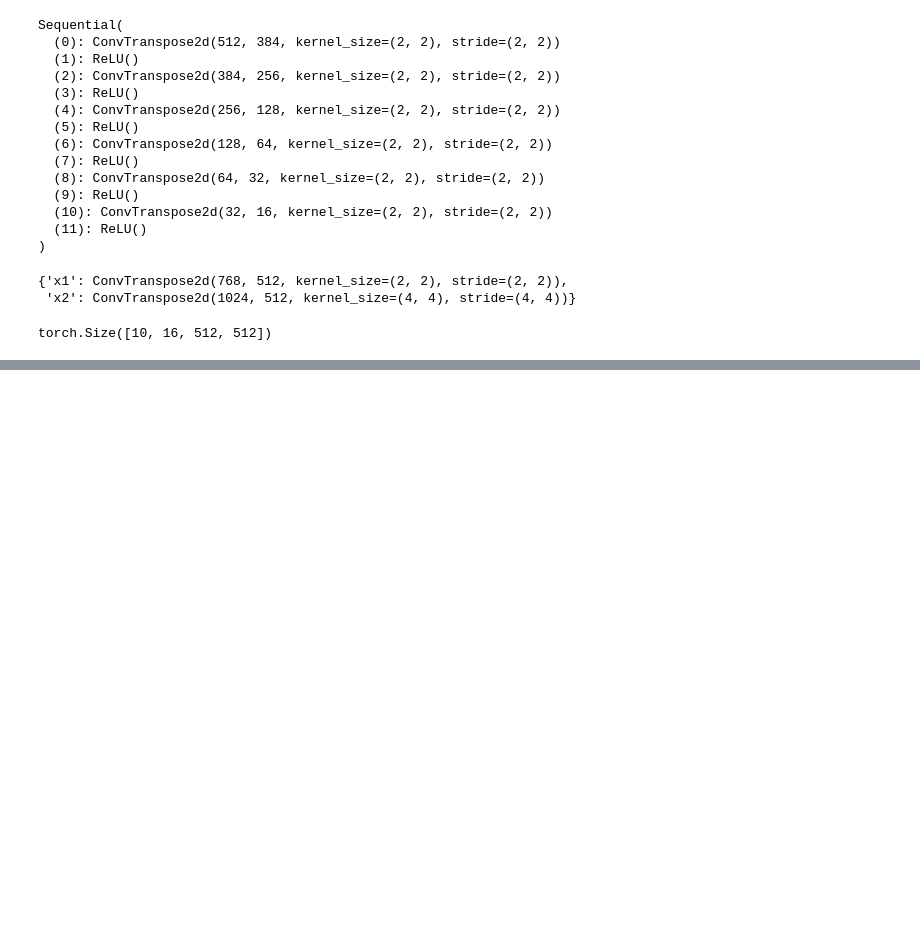
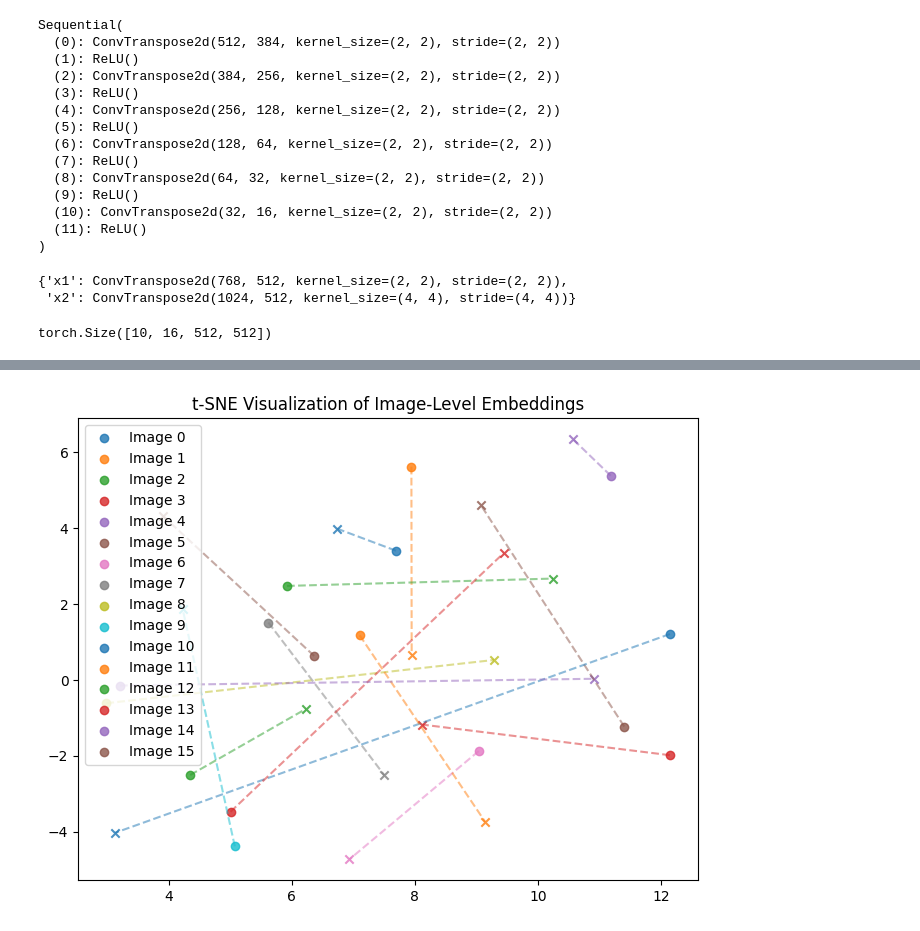
Before and after one commit to sccthomas/ECM3401_Individual_Project, a Jupyter notebook: sandbox.ipynb, the cells around one changed output, grey strips where cells are left out. Saved outputs shown, nothing was run; the diff lists cells and outputs as text; code cells hidden in the pictures; blank space fills up the shorter version.

```diff
--- a/sandbox.ipynb
+++ b/sandbox.ipynb
@@ -379,0 +502,63 @@ torch.Size([10, 16, 512, 512])
+# %%
+import torch
+from sklearn.manifold import TSNE
+
+
+def visualize_tsne(x1, x2, title="t-SNE Visualization of Image-Level Embeddings"):
+    """
+    Visualizes image-level embeddings using t-SNE, where each image is represented as a single point.
+
+    :param x1: Patch embeddings for first augmented view, shape [B, P, E]
+    :param x2: Patch embeddings for second augmented view, shape [B, P, E]
+    :param title: Title of the plot.
+    """
+    B, P, E = x1.shape  # Batch, Patches, Embedding Dim
+
+    # Compute mean patch embedding per image [B, E]
+    x1_avg = x1.mean(dim=1).cpu().numpy()  # Averaging over patches
+    x2_avg = x2.mean(dim=1).cpu().numpy()
+
+    # Combine embeddings for t-SNE visualization [2B, E]
+    embeddings = np.concatenate([x1_avg, x2_avg], axis=0)
+
+    # Create labels: Each image gets a unique label
+    labels = np.concatenate([np.arange(B), np.arange(B)])  # Shape: [2B]
+
+    # Apply t-SNE
+    tsne = TSNE(n_components=2, perplexity=10, random_state=42)
+    embeddings_2d = tsne.fit_transform(embeddings)
+
+    # Define a distinct color for each image
+    cmap = plt.get_cmap("tab10")  # "tab10" has 10 distinct colors
+    colors = [cmap(i % 10) for i in range(B)]  # Assign each image a unique color
+
+    # Plot
+    plt.figure(figsize=(8, 6))
+
+    for i in range(B):  # Each image
+        idx_x1, idx_x2 = i, B + i  # First and second augmentation indices
+        color = colors[i]  # Unique color for this image
+
+        # Scatter points
+        plt.scatter(embeddings_2d[idx_x1, 0], embeddings_2d[idx_x1, 1], color=color, label=f'Image {i}', alpha=0.8,
+                    marker='o')
+        plt.scatter(embeddings_2d[idx_x2, 0], embeddings_2d[idx_x2, 1], color=color, alpha=0.8, marker='x')
+
+        # Draw line connecting views of the same image
+        plt.plot([embeddings_2d[idx_x1, 0], embeddings_2d[idx_x2, 0]],
+                 [embeddings_2d[idx_x1, 1], embeddings_2d[idx_x2, 1]],
+                 color=color, alpha=0.5, linestyle="--")
+
+    plt.legend()
+    plt.title(title)
+    plt.show()
+
+
+# Example usage
+B, P, E = 16, 64, 128  # Example batch size, patches, embedding dim
+x1 = torch.randn(B, P, E)  # Simulated patch embeddings for first view
+x2 = torch.randn(B, P, E)  # Simulated patch embeddings for second view
+
+visualize_tsne(x1, x2)
+# %% [output]
+[figure, added]
```
Also changed, not shown: parts of 8 cells of this notebook, 15 other files.
